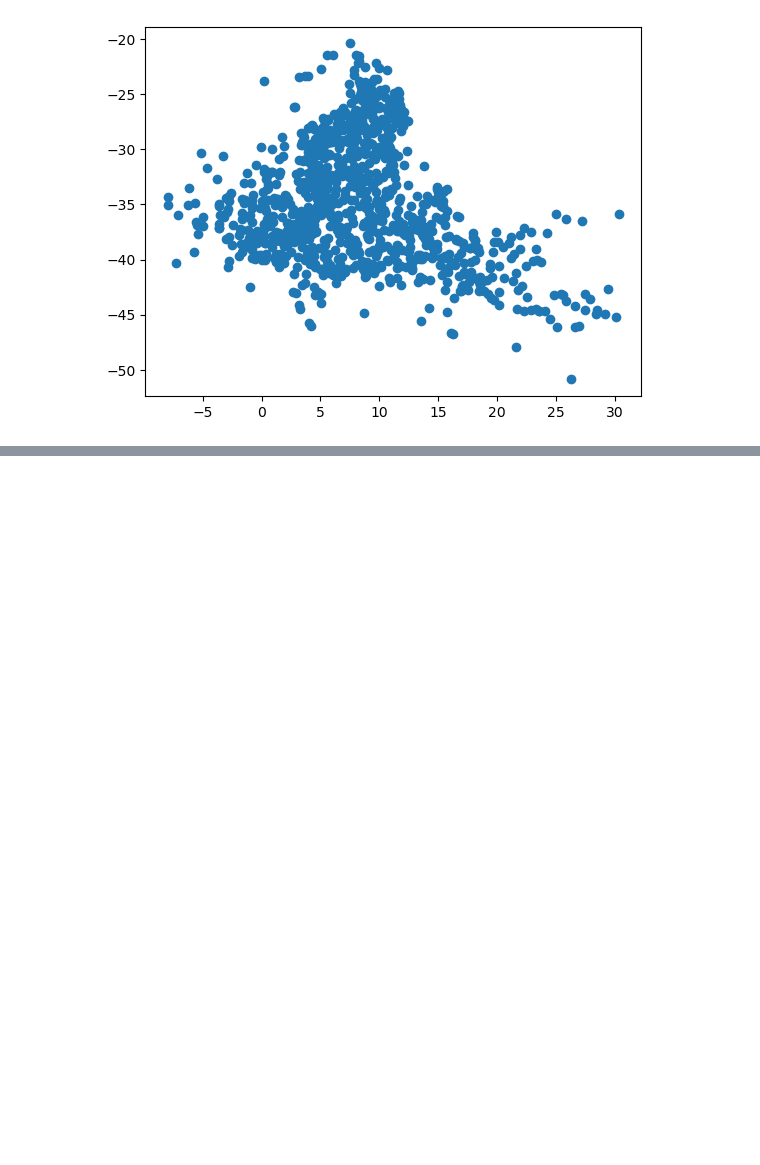
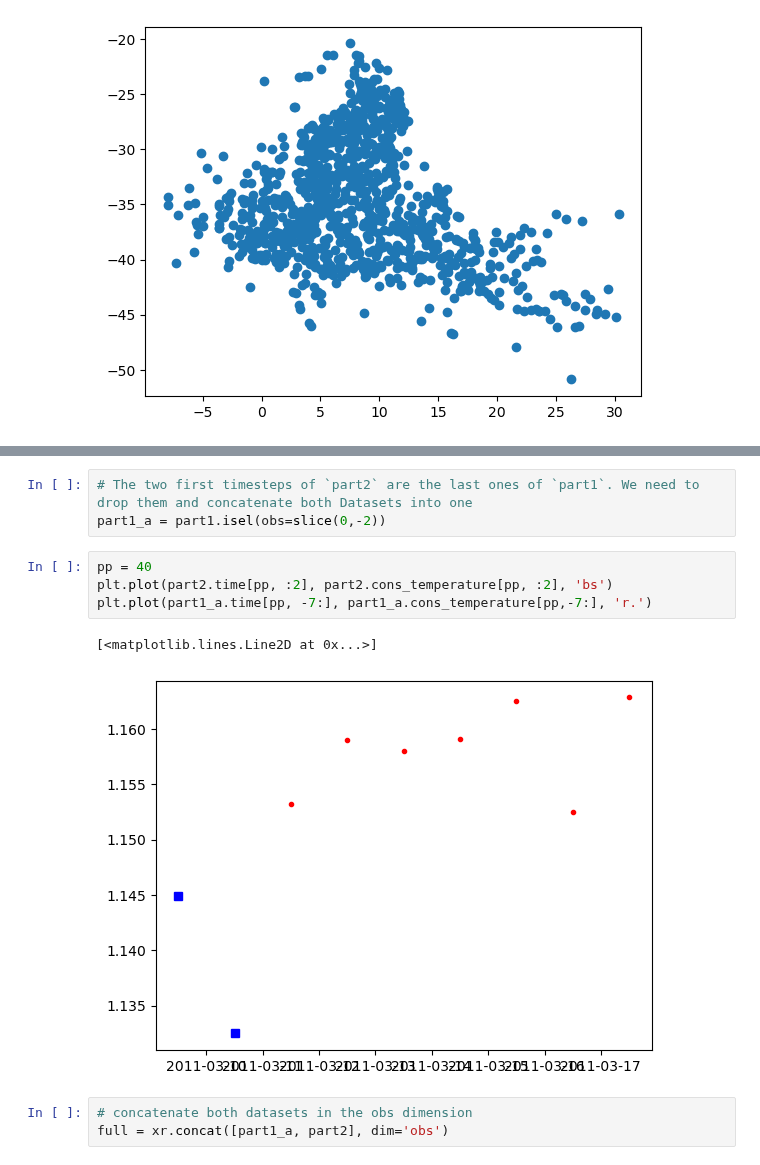
Before and after one commit to OceanParcels/Backtracking_Abyssal_Nanoplastics, a Jupyter notebook: simulation/stitch_together_output_files.ipynb, the cells around one changed output, grey strips where cells are left out. Saved outputs shown, nothing was run; the diff lists cells and outputs as text; blank space fills up the shorter version.

```diff
--- a/simulation/stitch_together_output_files.ipynb
+++ b/simulation/stitch_together_output_files.ipynb
@@ -901,0 +114,13 @@ ValueError: zero-size array to reduction operation fmin which has no identity
+# %%
+# The two first timesteps of `part2` are the last ones of `part1`. We need to drop them and concatenate both Datasets into one
+part1_a = part1.isel(obs=slice(0,-2))
+# %%
+pp = 40
+plt.plot(part2.time[pp, :2], part2.cons_temperature[pp, :2], 'bs')
+plt.plot(part1_a.time[pp, -7:], part1_a.cons_temperature[pp,-7:], 'r.')
+# %% [output]
+[<matplotlib.lines.Line2D at 0x...>]
+[figure, added]
+# %%
+# concatenate both datasets in the obs dimension
+full = xr.concat([part1_a, part2], dim='obs')
```
Also changed, not shown: parts of 69 cells of this notebook, 1 other file.
